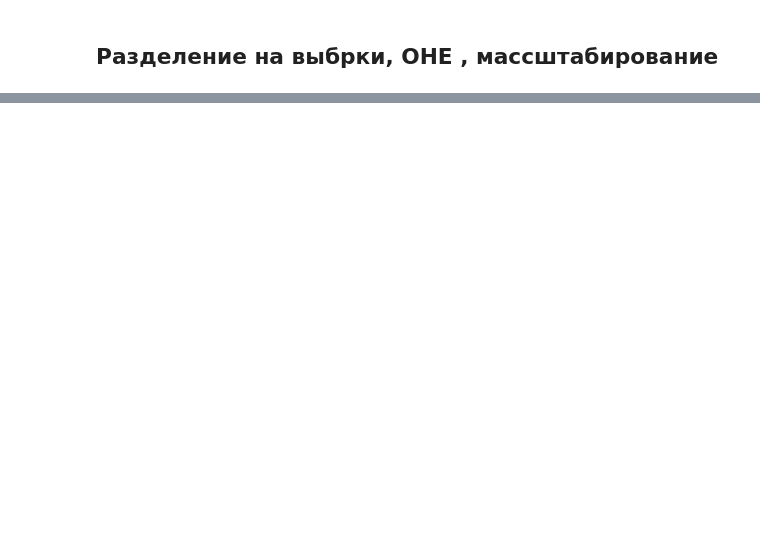
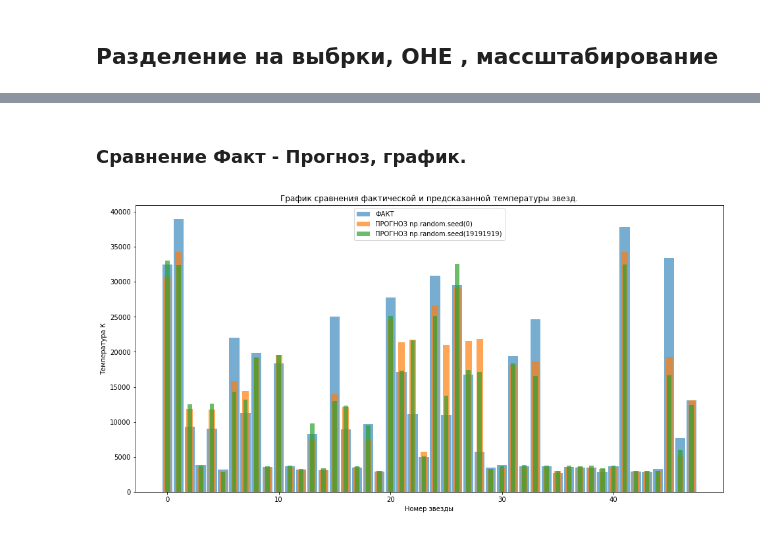
Before and after one commit to AVplusTV/Py_project, a Jupyter notebook: 14_Neural_Stars.ipynb, the cells around one changed output, grey strips where cells are left out. Cells and saved outputs as stored; diff of their text form; code cells hidden in the pictures; blank space fills up the shorter version.

```diff
--- a/14_Neural_Stars.ipynb
+++ b/14_Neural_Stars.ipynb
@@ -355,0 +547,2 @@ df.head()
+# %%
+loss = nn.L1Loss()# инициализируйте функцию потерь
@@ -355,0 +675,6 @@ df.head()
+# %%
+model_cr = CatBoostRegressor(silent=True)
+model_cr.fit(x_train, y_train)
+predictions_valid_cr = model_cr.predict(x_test) # получим предсказания модели на валидационной выборке
+result_cr = round(msem(y_test, predictions_valid_cr)**0.5, 2)
+print('RMSE CatBoostRegressor: ', result_cr)# RMSE
@@ -355,0 +717,2 @@ df.head()
+# %%
+x_train_1, x_valid, y_train_1, y_valid = train_test_split(x_train, y_train, test_size=0.2, shuffle=True, random_state=12345)
@@ -355,0 +729,5 @@ df.head()
+# %%
+x_train_1_tensor = torch.FloatTensor(x_train_1.values)
+x_valid_tensor = torch.FloatTensor(x_valid.values)
+y_train_1_tensor = torch.FloatTensor(y_train_1.values)
+y_valid_tensor = torch.FloatTensor(y_valid.values)
@@ -355,0 +1645,18 @@ df.head()
+# %% [markdown]
+### Сравнение Факт - Прогноз, график.
+# %%
+index = np.arange(48)
+values1 = y_test_tensor.tolist()
+values2 = test_preds_best7.tolist()
+values3 = test_preds_best6.tolist()
+plt.figure(figsize=(16, 8))
+plt.title('График сравнения фактической и предсказанной температуры звезд.')
+plt.bar(index, values1, alpha=0.6, label='ФАКТ', width=0.9)
+plt.bar(index, values2, alpha=0.7, label='ПРОГНОЗ np.random.seed(0)', width=0.6)
+plt.bar(index, values3, alpha=0.7, label='ПРОГНОЗ np.random.seed(19191919)', width=0.4)
+plt.legend()
+plt.xlabel('Номер звезды')
+plt.ylabel('Температура К')
+plt.show();
+# %% [output]
+[figure, added]
```
Also changed, not shown: parts of 106 cells of this notebook, 24 other files.
